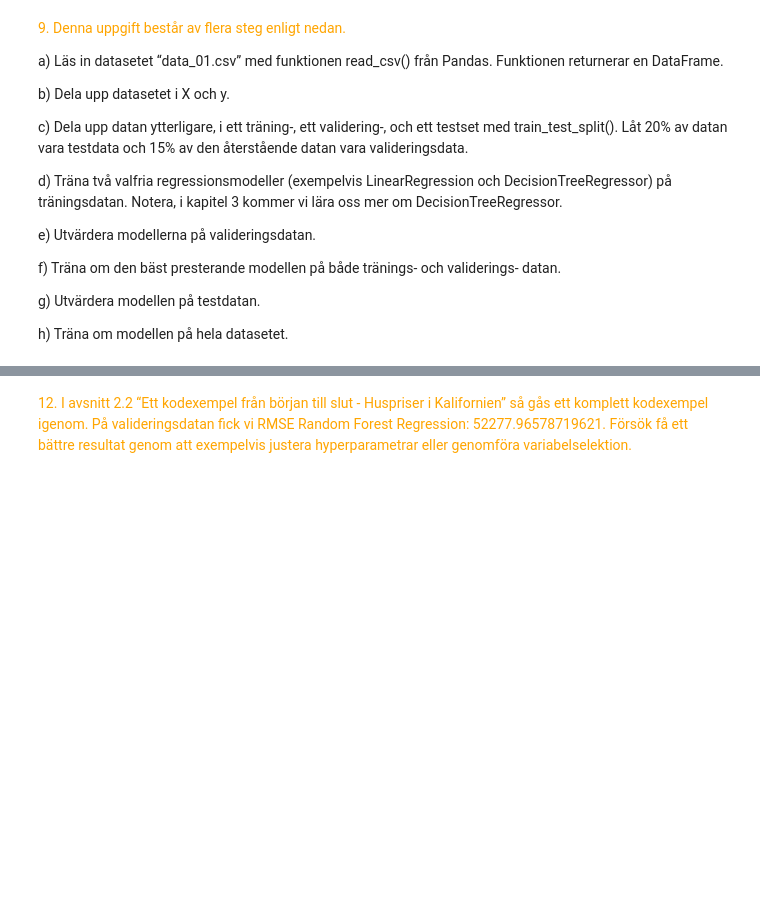
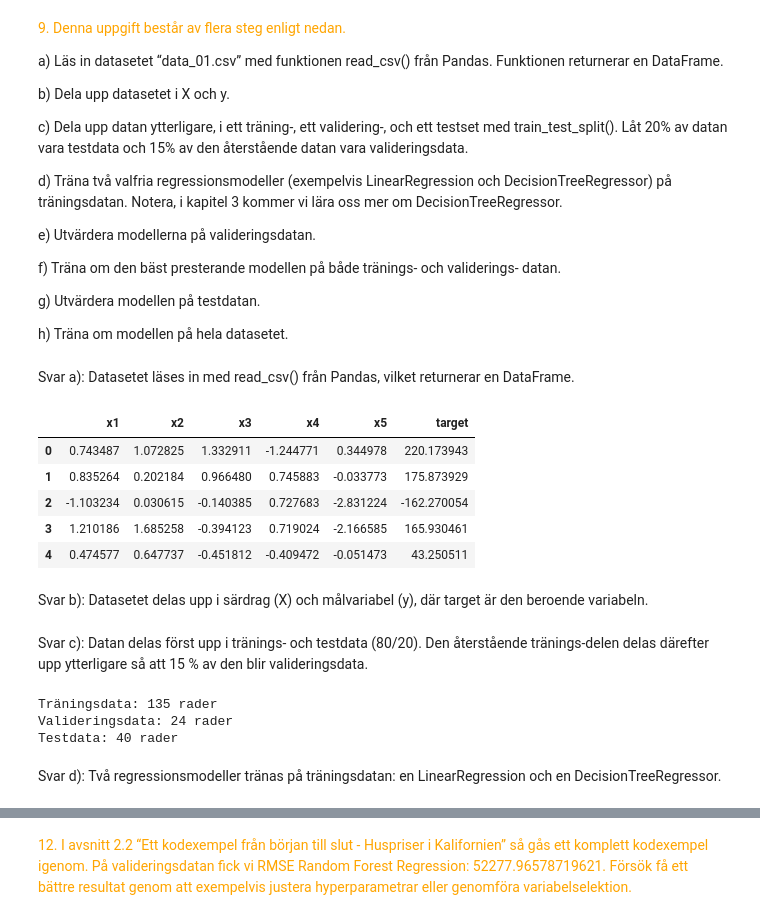
Before and after one commit to Marcusjk9/AI--vningar, a Jupyter notebook: Kapitel_2.ipynb, the cells around one changed output, grey strips where cells are left out. Saved outputs shown, nothing was run; the diff lists cells and outputs as text; code cells hidden in the pictures; blank space fills up the shorter version.

```diff
--- a/Kapitel_2.ipynb
+++ b/Kapitel_2.ipynb
@@ -111,3 +119,21 @@ datan.
 g) Utvärdera modellen på testdatan.
 
 h) Träna om modellen på hela datasetet. </font>
+# %% [markdown]
+Svar a):
+Datasetet läses in med read_csv() från Pandas, vilket returnerar en DataFrame.
+# %%
+import pandas as pd
+
+df = pd.read_csv('dataset/data_01.csv')
+df.head()
+# %% [output]
+|  | x1 | x2 | x3 | x4 | x5 | target |
+| 0 | 0.743487 | 1.072825 | 1.332911 | -1.244771 | 0.344978 | 220.173943 |
+| 1 | 0.835264 | 0.202184 | 0.966480 | 0.745883 | -0.033773 | 175.873929 |
+| 2 | -1.103234 | 0.030615 | -0.140385 | 0.727683 | -2.831224 | -162.270054 |
+| 3 | 1.210186 | 1.685258 | -0.394123 | 0.719024 | -2.166585 | 165.930461 |
+| 4 | 0.474577 | 0.647737 | -0.451812 | -0.409472 | -0.051473 | 43.250511 |
+# %% [markdown]
+Svar b):
+Datasetet delas upp i särdrag (X) och målvariabel (y), där target är den beroende variabeln.
@@ -113,0 +143,26 @@ h) Träna om modellen på hela datasetet. </font>
+# %% [markdown]
+Svar c):
+Datan delas först upp i tränings- och testdata (80/20). Den återstående tränings-delen delas därefter upp ytterligare så att 15 % av den blir valideringsdata.
+# %%
+from sklearn.model_selection import train_test_split
+
+# Dela först ut testdata (20 % av all data)
+X_train_full, X_test, y_train_full, y_test = train_test_split(
+    X, y, test_size=0.2, random_state=42
+)
+
+# Dela den återstående datan i tränings- och valideringsdata (15 % av det som är kvar)
+X_train, X_val, y_train, y_val = train_test_split(
+    X_train_full, y_train_full, test_size=0.15, random_state=42
+)
+
+print(f'Träningsdata: {X_train.shape[0]} rader')
+print(f'Valideringsdata: {X_val.shape[0]} rader')
+print(f'Testdata: {X_test.shape[0]} rader')
+# %% [output]
+Träningsdata: 135 rader
+Valideringsdata: 24 rader
+Testdata: 40 rader
+# %% [markdown]
+Svar d):
+Två regressionsmodeller tränas på träningsdatan: en LinearRegression och en DecisionTreeRegressor.
```
Also changed, not shown: parts of 44 cells of this notebook.
